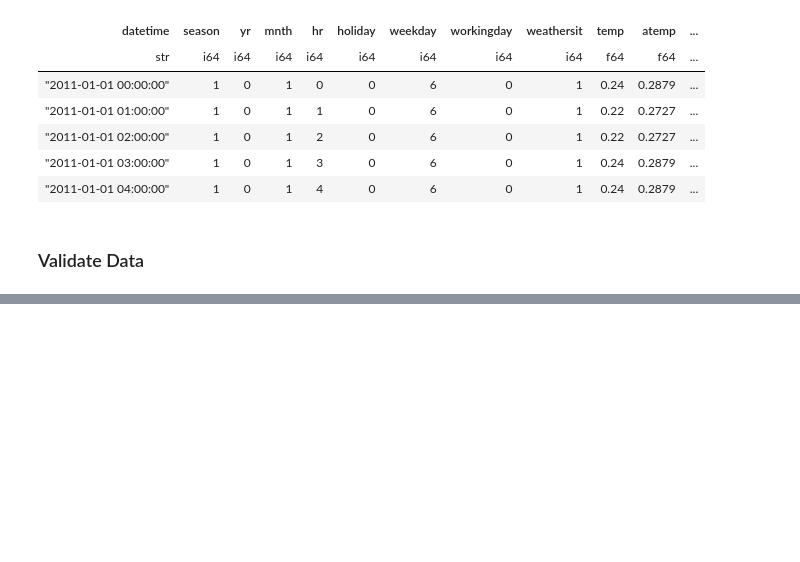
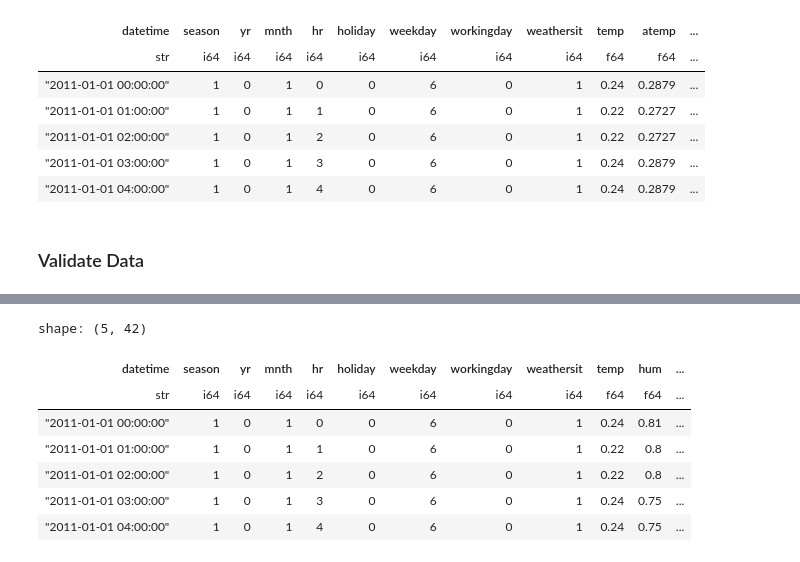
Before and after one commit to chineidu/Bike-Rental-Prediction, a Jupyter notebook: notebooks/00-lab.ipynb, the cells around one changed output, grey strips where cells are left out. Drawn from its saved outputs; the diff is of its cells as text; code cells hidden in the pictures; blank space fills up the shorter version.

Commit message:
feat: Added module for feature engineering

```diff
--- a/notebooks/00-lab.ipynb
+++ b/notebooks/00-lab.ipynb
@@ -695,0 +152,47 @@ console.print(
+# %%
+config: FeatureConfig = FeatureConfig(
+    lags=[Lags(feature="cnt", lags=[1, 2, 3]), Lags(feature="temp", lags=[1, 2, 3])],
+    diffs=[Lags(feature="cnt", lags=[1]), Lags(feature="temp", lags=[1])],
+    interactions=[
+        InteractionFeats(feature_1="cnt", feature_2="temp", operation="add"),
+        InteractionFeats(feature_1="cnt", feature_2="temp", operation="multiply"),
+    ],
+    rolling_windows=[
+        Windows(feature="cnt", window=[3, 7]),
+        Windows(feature="temp", window=[3, 7]),
+    ],
+    drop_feats=["atemp", "windspeed"],
+)
+
+# # Lags
+# for lag in config.lags:
+#     df = create_lag_features(
+#         nw.from_native(data.to_pandas()), target_col=lag.feature, lags=lag.lags
+#     )
+# # Diffs
+# for diff in config.diffs:
+#     df = create_difference_features(
+#         nw.from_native(df.to_pandas()), target_col=diff.feature, lags=diff.lags
+#     )
+# # Interactions
+# for interaction in config.interactions:
+#     df = create_interaction_features(
+#         nw.from_native(df.to_pandas()),
+#         feature_1=interaction.feature_1,
+#         feature_2=interaction.feature_2,
+#         operation=interaction.operation,
+#     )
+# df.head()
+# %%
+feat_eng = FeatureEngineer(data, config)
+
+feat_eng.create_all_features().head()
+# %% [output]
+shape: (5, 42)
+| datetime | season | yr | mnth | hr | holiday | weekday | workingday | weathersit | temp | hum | ... |
+| str | i64 | i64 | i64 | i64 | i64 | i64 | i64 | i64 | f64 | f64 | ... |
+| "2011-01-01 00:00:00" | 1 | 0 | 1 | 0 | 0 | 6 | 0 | 1 | 0.24 | 0.81 | ... |
+| "2011-01-01 01:00:00" | 1 | 0 | 1 | 1 | 0 | 6 | 0 | 1 | 0.22 | 0.8 | ... |
+| "2011-01-01 02:00:00" | 1 | 0 | 1 | 2 | 0 | 6 | 0 | 1 | 0.22 | 0.8 | ... |
+| "2011-01-01 03:00:00" | 1 | 0 | 1 | 3 | 0 | 6 | 0 | 1 | 0.24 | 0.75 | ... |
+| "2011-01-01 04:00:00" | 1 | 0 | 1 | 4 | 0 | 6 | 0 | 1 | 0.24 | 0.75 | ... |
```
Also changed, not shown: parts of 45 cells of this notebook, 3 other files.
